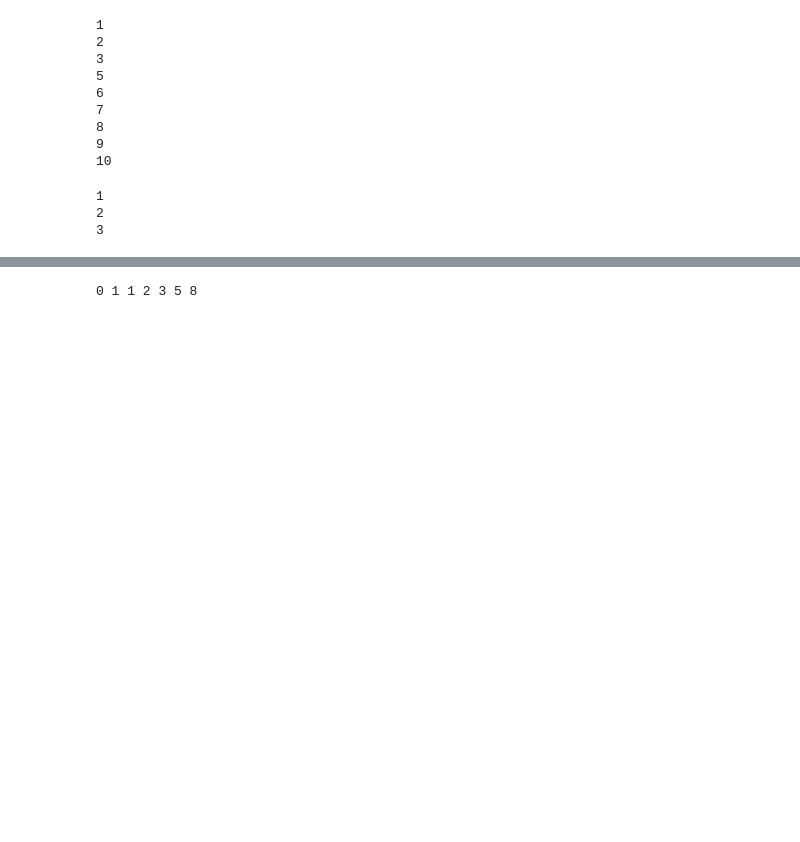
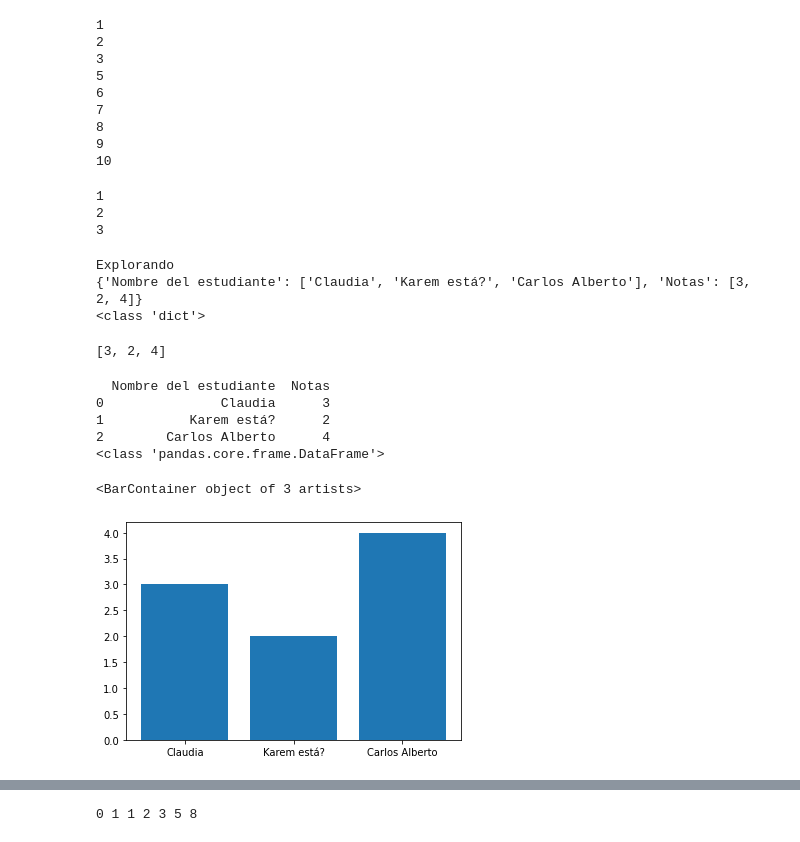
Before and after one commit to carlosjimenez88M/EDA_Course, a Jupyter notebook: presentaciones/Python_Introduction.ipynb, the cells around one changed output, grey strips where cells are left out. Cells and saved outputs as stored; diff of their text form; code cells hidden in the pictures; blank space fills up the shorter version.

Commit message:
Cambios a las notas

```diff
--- a/presentaciones/Python_Introduction.ipynb
+++ b/presentaciones/Python_Introduction.ipynb
@@ -292,3 +331,36 @@ for i in lista :
 1
 2
 3
+# %%
+### crear una dataframe con base a un diccionario
+clase = {'Nombre del estudiante':['Claudia','Karem está?','Carlos Alberto'],
+        'Notas':[3,2,4]}
+print('Explorando')
+print(clase)
+print(type(clase))
+# %% [output]
+Explorando
+{'Nombre del estudiante': ['Claudia', 'Karem está?', 'Carlos Alberto'], 'Notas': [3, 2, 4]}
+<class 'dict'>
+# %%
+clase['Notas']
+# %% [output]
+[3, 2, 4]
+# %%
+## Transformando en base de datos
+import pandas as pd
+clase_2 = pd.DataFrame(clase)
+print(clase_2)
+print(type(clase_2))
+# %% [output]
+  Nombre del estudiante  Notas
+0               Claudia      3
+1           Karem está?      2
+2        Carlos Alberto      4
+<class 'pandas.core.frame.DataFrame'>
+# %%
+import matplotlib.pyplot as plt
+plt.bar(clase_2['Nombre del estudiante'],clase_2['Notas'])
+# %% [output]
+<BarContainer object of 3 artists>
+[figure, added]
```
Also changed, not shown: parts of 10 cells of this notebook, 1 other file.
